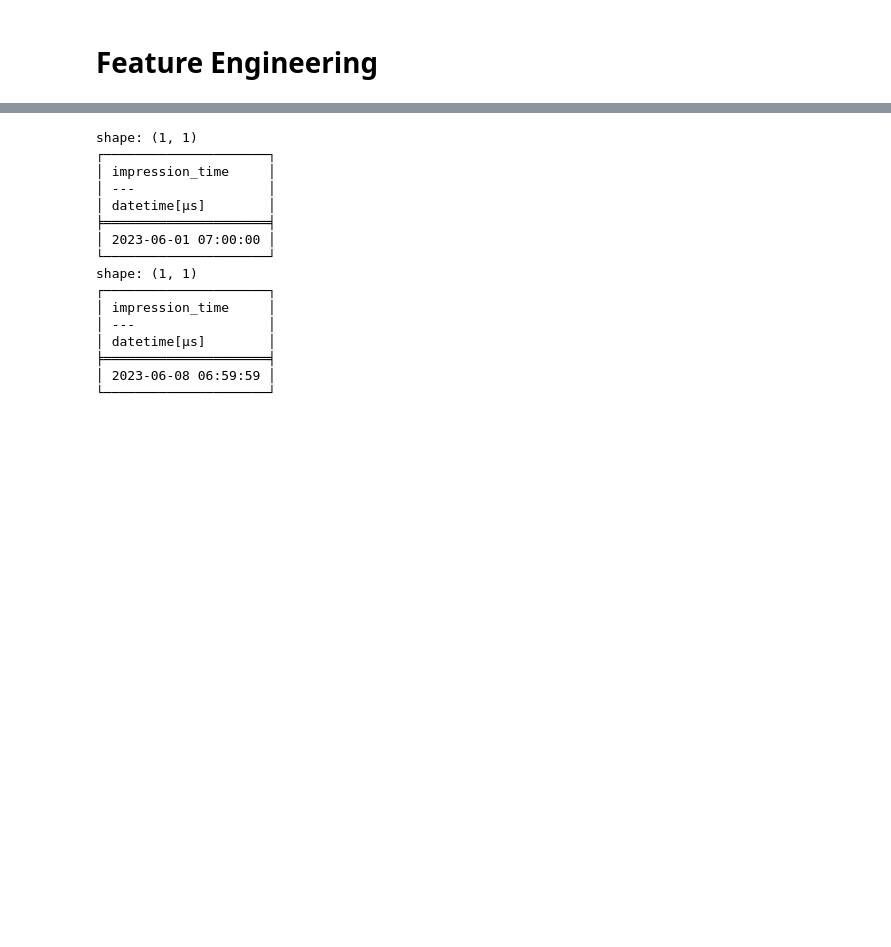
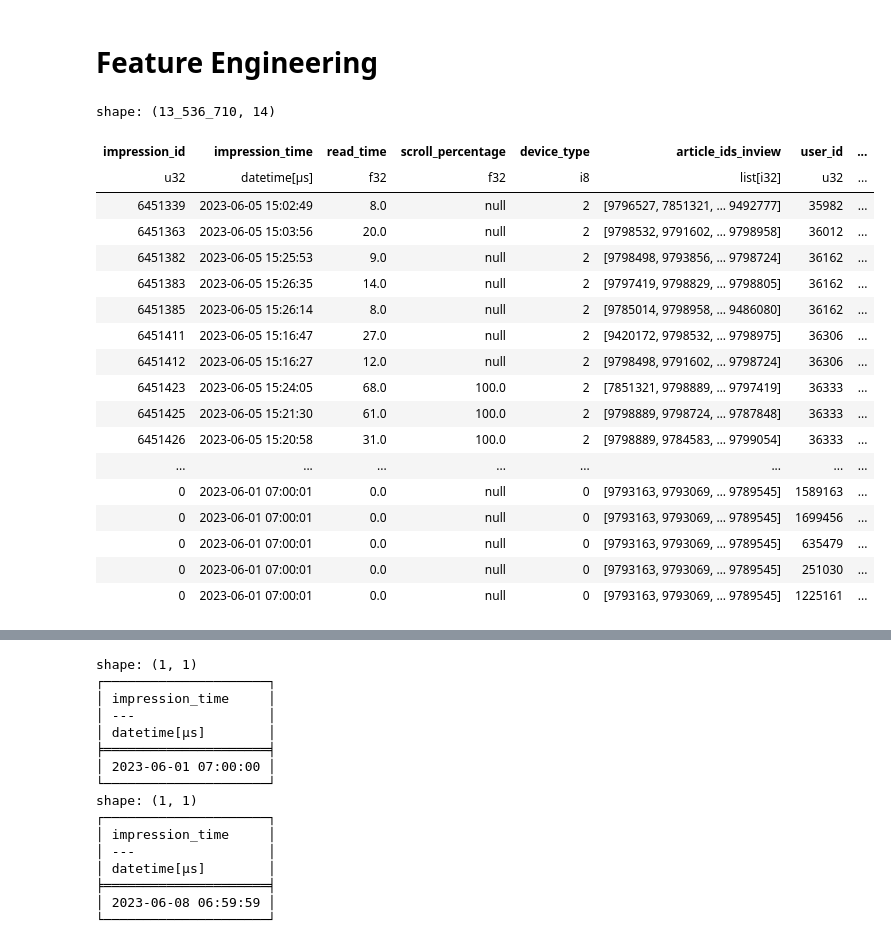
Before and after one commit to tetsuro731/RecSys-Challenge-2024-tetsuro731, a Jupyter notebook: notebook/Recsys2024_preprocess.ipynb, the cells around one changed output, grey strips where cells are left out. Cells and saved outputs as stored; diff of their text form; code cells hidden in the pictures; blank space fills up the shorter version.

```diff
--- a/notebook/Recsys2024_preprocess.ipynb
+++ b/notebook/Recsys2024_preprocess.ipynb
@@ -110,5 +106,27 @@ def pop_count_list(df, out_col_name, bins):
         )
         pop_list.append(tmp)
     return pop_list
+# %%
+df_impression
+# %% [output]
+shape: (13_536_710, 14)
+| impression_id | impression_time | read_time | scroll_percentage | device_type | article_ids_inview | user_id | ... |
+| u32 | datetime[μs] | f32 | f32 | i8 | list[i32] | u32 | ... |
+| 6451339 | 2023-06-05 15:02:49 | 8.0 | null | 2 | [9796527, 7851321, … 9492777] | 35982 | ... |
+| 6451363 | 2023-06-05 15:03:56 | 20.0 | null | 2 | [9798532, 9791602, … 9798958] | 36012 | ... |
+| 6451382 | 2023-06-05 15:25:53 | 9.0 | null | 2 | [9798498, 9793856, … 9798724] | 36162 | ... |
+| 6451383 | 2023-06-05 15:26:35 | 14.0 | null | 2 | [9797419, 9798829, … 9798805] | 36162 | ... |
+| 6451385 | 2023-06-05 15:26:14 | 8.0 | null | 2 | [9785014, 9798958, … 9486080] | 36162 | ... |
+| 6451411 | 2023-06-05 15:16:47 | 27.0 | null | 2 | [9420172, 9798532, … 9798975] | 36306 | ... |
+| 6451412 | 2023-06-05 15:16:27 | 12.0 | null | 2 | [9798498, 9791602, … 9798724] | 36306 | ... |
+| 6451423 | 2023-06-05 15:24:05 | 68.0 | 100.0 | 2 | [7851321, 9798889, … 9797419] | 36333 | ... |
+| 6451425 | 2023-06-05 15:21:30 | 61.0 | 100.0 | 2 | [9798889, 9798724, … 9787848] | 36333 | ... |
+| 6451426 | 2023-06-05 15:20:58 | 31.0 | 100.0 | 2 | [9798889, 9784583, … 9799054] | 36333 | ... |
+| ... | ... | ... | ... | ... | ... | ... | ... |
+| 0 | 2023-06-01 07:00:01 | 0.0 | null | 0 | [9793163, 9793069, … 9789545] | 1589163 | ... |
+| 0 | 2023-06-01 07:00:01 | 0.0 | null | 0 | [9793163, 9793069, … 9789545] | 1699456 | ... |
+| 0 | 2023-06-01 07:00:01 | 0.0 | null | 0 | [9793163, 9793069, … 9789545] | 635479 | ... |
+| 0 | 2023-06-01 07:00:01 | 0.0 | null | 0 | [9793163, 9793069, … 9789545] | 251030 | ... |
+| 0 | 2023-06-01 07:00:01 | 0.0 | null | 0 | [9793163, 9793069, … 9789545] | 1225161 | ... |
 # %%
 df_impression = df_impression.with_columns(pl.col("article_ids_inview").list.len().alias("view_num").cast(pl.UInt8))
```
Also changed, not shown: parts of 13 cells of this notebook, 1 other file.
